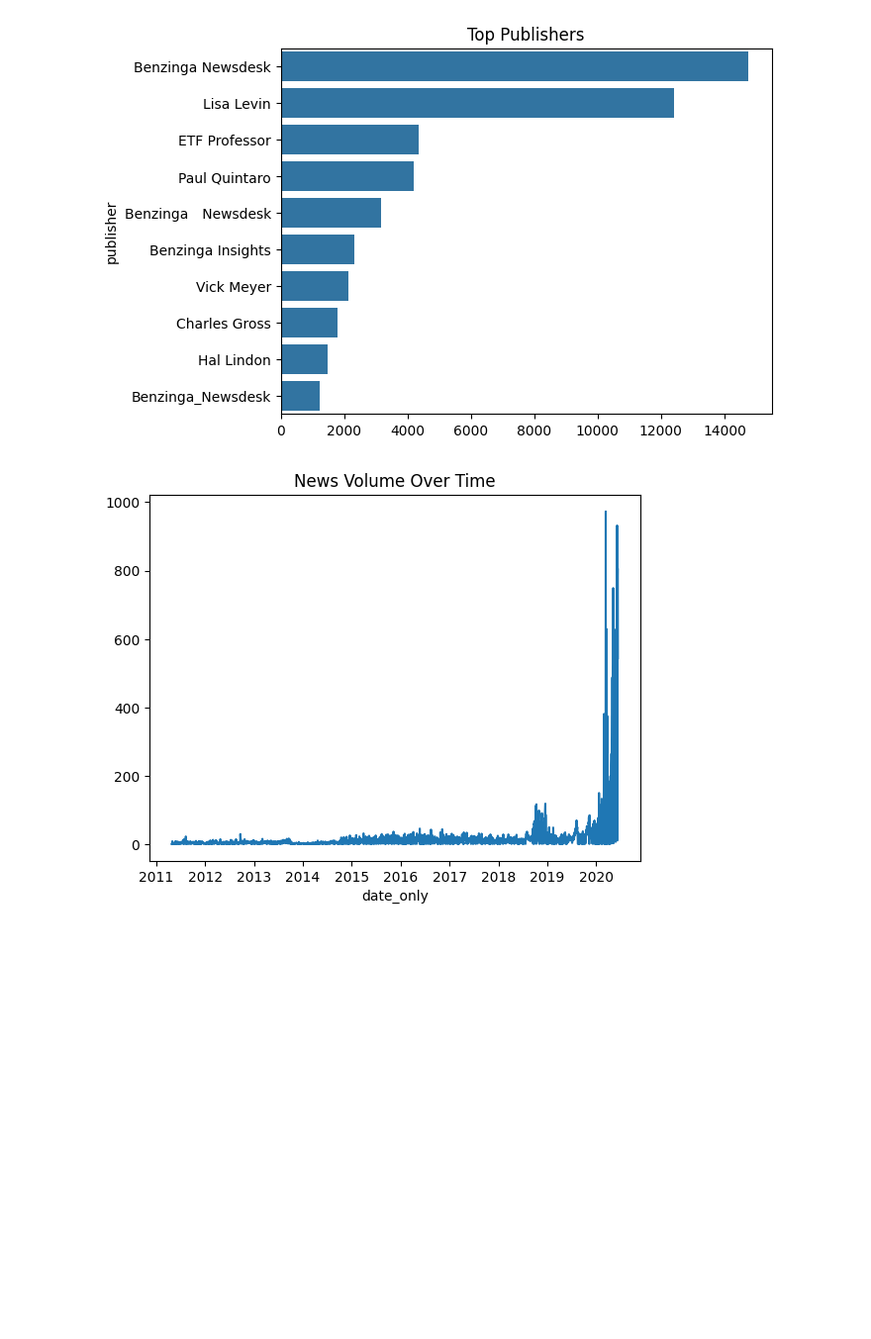
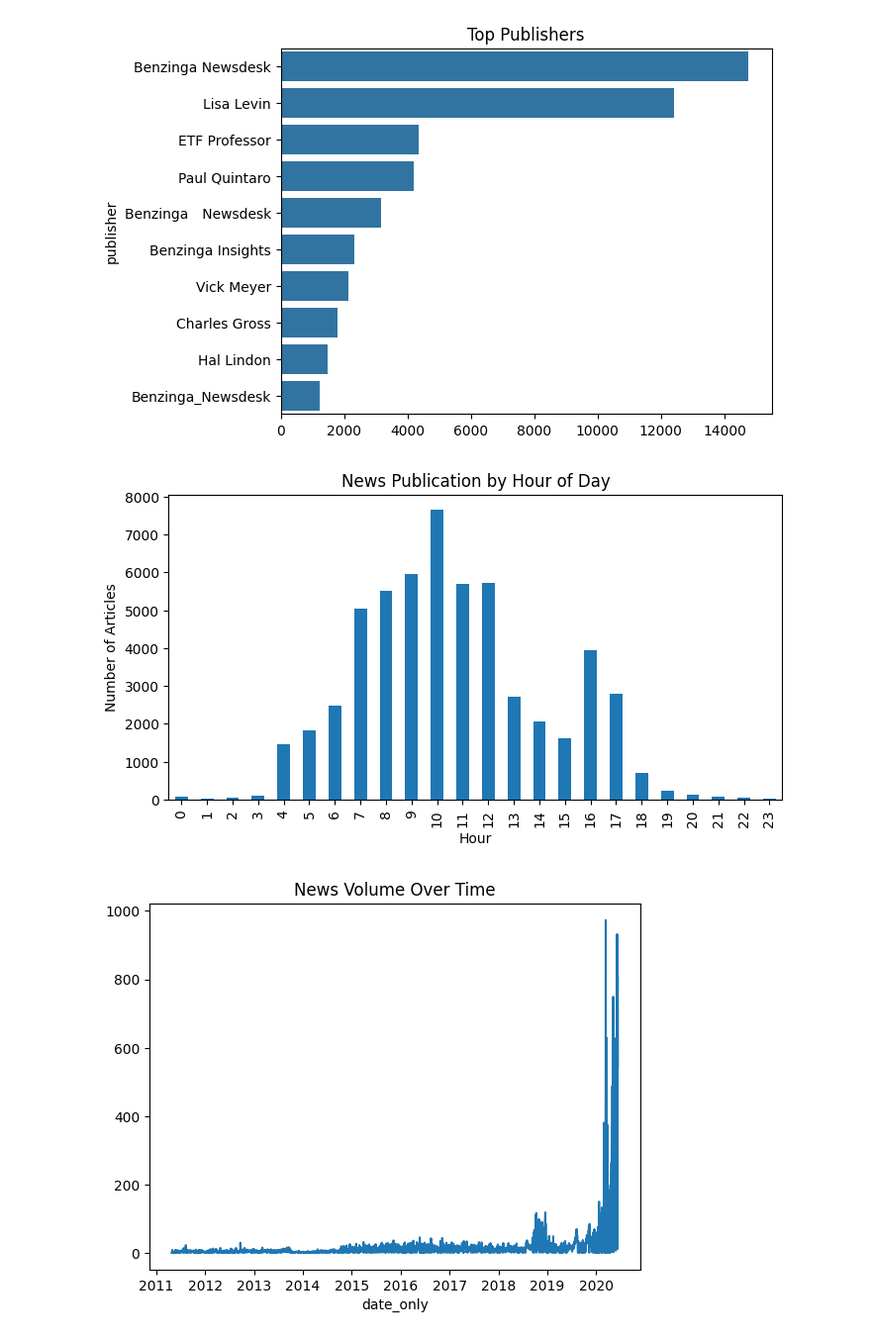
Before and after one commit to fevenabebe/News-sentimental-analy, a Jupyter notebook: notebooks/task1_eda.ipynb, the cells around one changed output. Shown at 99% size. Cells and saved outputs as stored; diff of their text form; code cells hidden in the pictures; blank space fills up the shorter version.

```diff
--- a/notebooks/task1_eda.ipynb
+++ b/notebooks/task1_eda.ipynb
@@ -146,6 +146,20 @@ plt.title("Top Publishers")
 plt.show()
 # %% [output]
 [figure]
+# %%
+#time of day
+df['hour'] = pd.to_datetime(df['date']).dt.hour
+
+hourly_news = df.groupby('hour').size()
+
+plt.figure(figsize=(8,4))
+hourly_news.plot(kind='bar')
+plt.title("News Publication by Hour of Day")
+plt.xlabel("Hour")
+plt.ylabel("Number of Articles")
+plt.show()
+# %% [output]
+[figure, added]
 # %%
 # Article over time
 df['date_only'] = df['date'].dt.date
```
Also changed, not shown: 6 other files.
